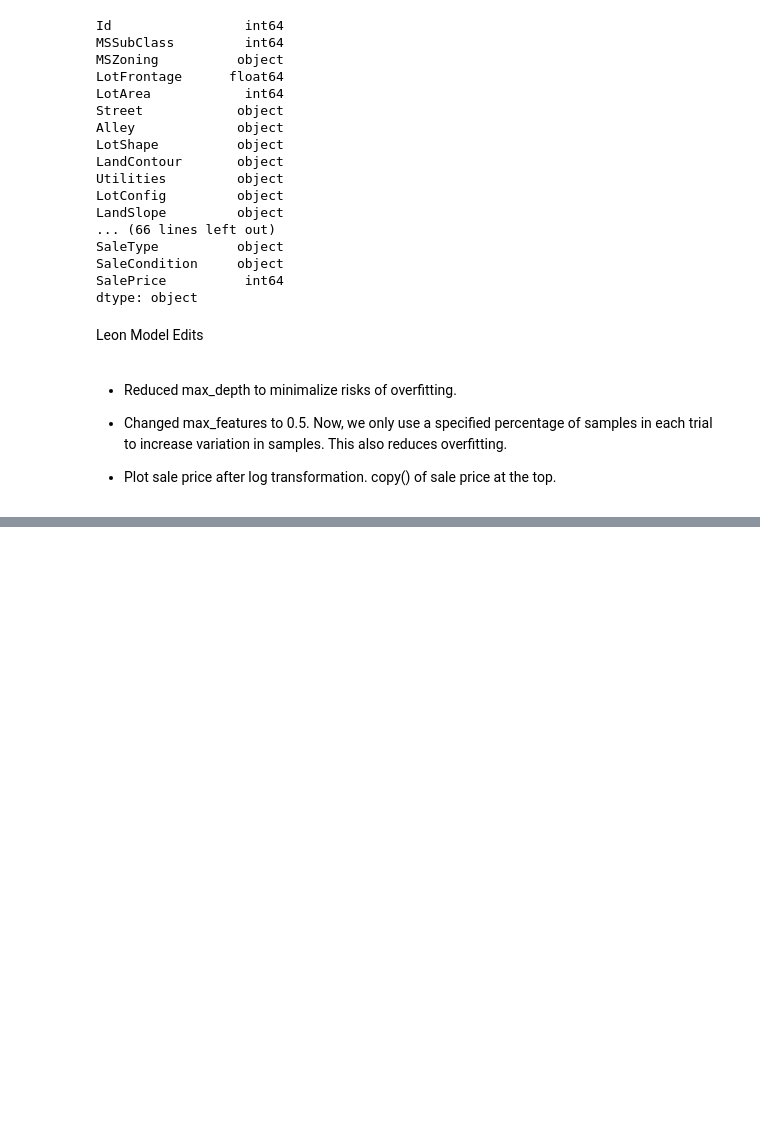
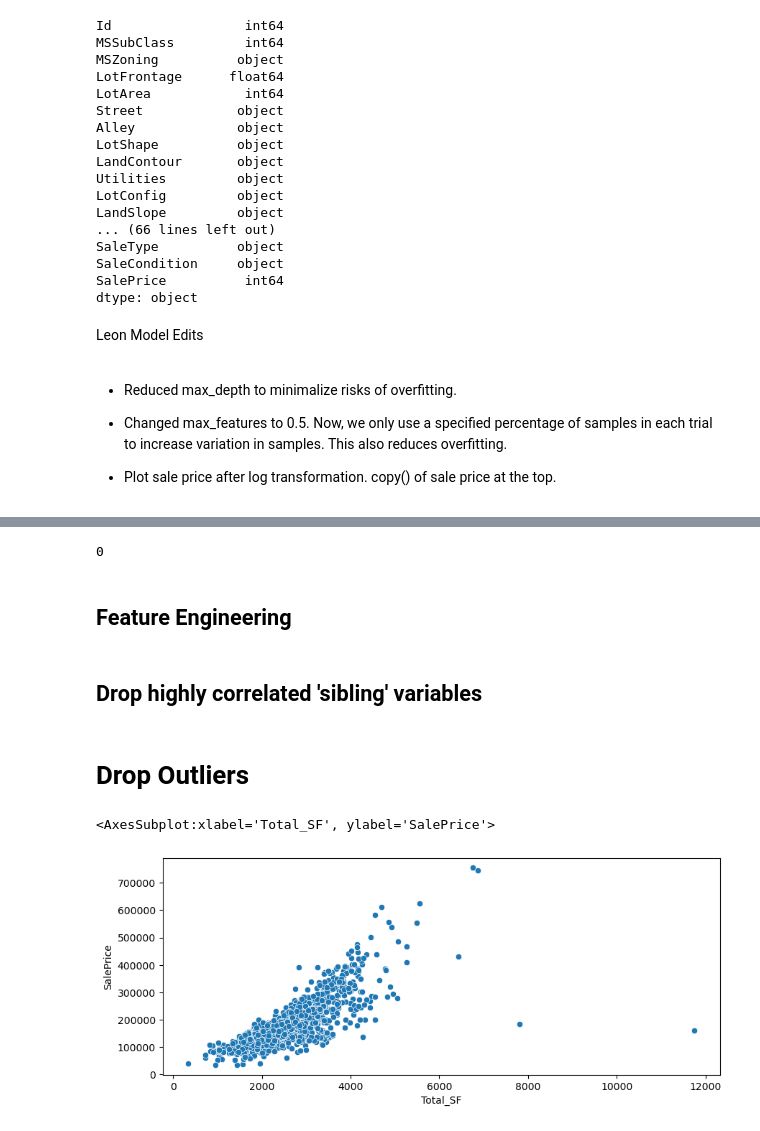
Before and after one commit to leonghchan/group-project, a Jupyter notebook: leon-eda.ipynb, the cells around one changed output, grey strips where cells are left out. Saved outputs shown, nothing was run; the diff lists cells and outputs as text; code cells hidden in the pictures; blank space fills up the shorter version.

```diff
--- a/leon-eda.ipynb
+++ b/leon-eda.ipynb
@@ -577,0 +626,13 @@ print("Kernel Ridge score: {:.4f} ({:.4f})\n".format(score.mean(), score.std()))
+# %%
+from src.preprocess import null_match
+
+siblings = [
+    ["BsmtExposure", "BsmtCond", "BsmtQual", "BsmtFinType1", "BsmtFinType2"],
+    ["GarageFinish", "GarageYrBlt", "GarageQual", "GarageCond", "GarageType"],
+    ["MasVnrType", "MasVnrArea"]
+]
+
+sib_match = null_match(cleaner_data, siblings)
+# %%
+sib_match["LotFrontage"] = sib_match.groupby("Neighborhood")["LotFrontage"].transform(
+    lambda x: x.fillna(x.median()))
@@ -577,0 +663,16 @@ print("Kernel Ridge score: {:.4f} ({:.4f})\n".format(score.mean(), score.std()))
+# %%
+# Create lists of variables names for each data type: integer, float and categorical (objects)
+ints = [col for col in sib_match.columns if sib_match.dtypes[col] == "int64"]
+floats =  [col for col in sib_match.columns if sib_match.dtypes[col] == "float64"]
+cats =  [col for col in sib_match.columns if sib_match.dtypes[col] == "object"]
+
+fill_dict = {0: ints, 0.0: floats, "None": cats}
+
+clean_data = clean(sib_match, fill_na=fill_dict)
+
+# Let's confirm we've removed all nulls:
+clean_data.isna().sum().sum()
+# %% [output]
+0
+# %% [markdown]
+## Feature Engineering
@@ -577,0 +723,20 @@ print("Kernel Ridge score: {:.4f} ({:.4f})\n".format(score.mean(), score.std()))
+# %% [markdown]
+## Drop highly correlated 'sibling' variables
+# %%
+drop_list = ['TotRmsAbvGrd', 'GarageArea', 'FullBath',
+             'HalfBath','BsmtHalfBath', 'BsmtFullBath',
+             'TotalBsmtSF', '1stFlrSF', '2ndFlrSF',
+             'BsmtUnfSF', 'BsmtFinSF1', 'BsmtFinSF2',
+             'LowQualFinSF','WoodDeckSF', 'OpenPorchSF',
+             'EnclosedPorch','3SsnPorch', 'ScreenPorch' ]
+
+final_feats = clean(feat_eng, drop_list=drop_list)
+# %% [markdown]
+# Drop Outliers
+# %%
+feats_w_target = final_feats.copy()
+feats_w_target['SalePrice'] = target
+sns.scatterplot(x=feats_w_target.Total_SF, y=feats_w_target.SalePrice)
+# %% [output]
+<AxesSubplot:xlabel='Total_SF', ylabel='SalePrice'>
+[figure, added]
```
Also changed, not shown: parts of 17 cells of this notebook.
